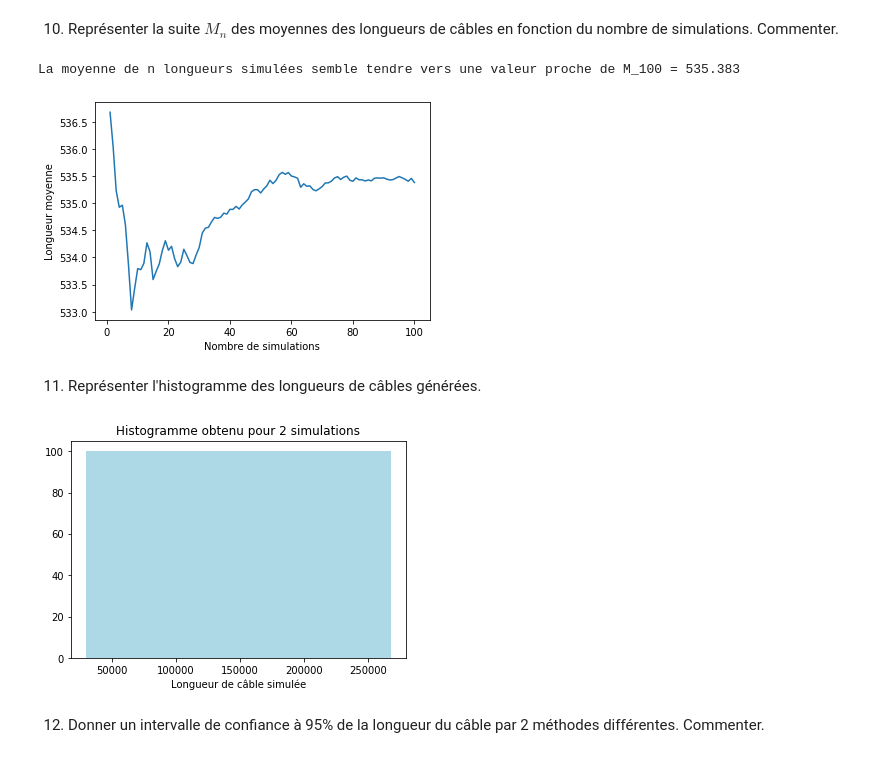
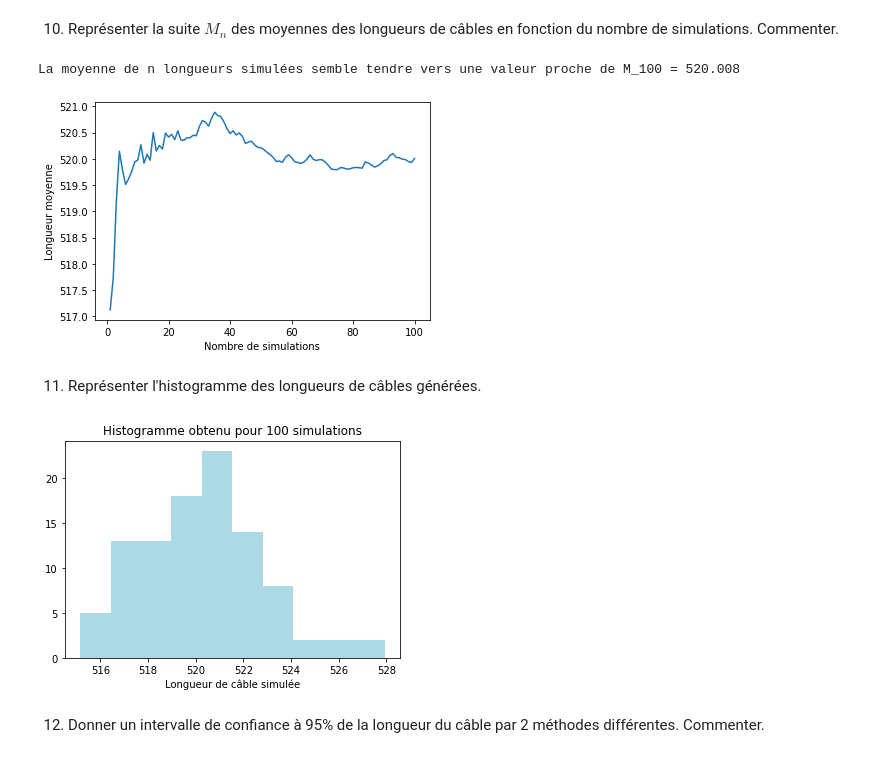
Before and after one commit to 19foliard/projet_probas, a Jupyter notebook: Projet numérique de Probabilités.ipynb, the cells around one changed output. Cells and saved outputs as stored; diff of their text form; code cells hidden in the pictures.

```diff
--- a/Projet numérique de Probabilités.ipynb
+++ b/Projet numérique de Probabilités.ipynb
@@ -266,7 +266,7 @@ def simulation() :
         V = np.random.uniform()
         Y[i] = np.sqrt(-2*np.log(U))*np.cos(2*np.pi*V) #vecteur gaussien centré, réduit construit selon la méthode de Box-Muller
         Y_2[i] = np.random.randn(1)
-    Z = m_z + R.dot(Y_2)
+    Z = esp_cond + R.dot(Y_2)
 
 
     for k in range(len(Z)) :
@@ -297,22 +297,18 @@ def longueur_cable(prof, dx) :
 # %%
 def vecteur_complet(Z) : #Ajoute les points déjà connus (donc non simulés) à un vecteur issu d'une simulation
     return [(depth[i//20] if i%20 == 0 else Z[i - (i//20 + 1)]) for i in range (101)]
-
-dx = (B-A)/(N-1)
-
-print(f"dx vaut {dx}m")
 
 def L_simulée(NB) :
     L = []
     V=[]
     for k in range(NB) :
         Z = simulation()
-        L.append(longueur_cable(vecteur_complet(Z), dx))
-        V.append((longueur_cable(vecteur_complet(Z), dx))**2) #je calcule E(X^2) avec
+        L.append(longueur_cable(vecteur_complet(Z), Delta))
+        V.append((longueur_cable(vecteur_complet(Z), Delta))**2) #je calcule E(X^2) avec
                                                               # X notre variable aléatoire discrète qui donne la distance
-    return L,V
+    return L, V
 
-L100,V100 = L_simulée(100)
+L100, V100 = L_simulée(100)
 
 
 print(f"L'espérance conditionnelle estimée de la longueur est de {np.round(np.average(L100), 3)}m.")
@@ -346,25 +341,25 @@ def affichage_Mn(L, ax = None) :
 
 affichage_Mn(L100)
 # %% [output]
-La moyenne de n longueurs simulées semble tendre vers une valeur proche de M_100 = 535.383
+La moyenne de n longueurs simulées semble tendre vers une valeur proche de M_100 = 520.008
-[figure, old version]
+[figure, new version]
 # %% [markdown]
 11. Représenter l'histogramme des longueurs de câbles générées.
 # %%
 L100 = L_simulée(100)
 
 def histogramme(L, ax = None) :
     NB = len(L)
     num_bins = min(int(np.sqrt(NB)), 100)
     if ax == None :
         ax = plt.gca()
     n, bins, patches = ax.hist(L, num_bins, facecolor='lightblue')
     ax.set_xlabel("Longueur de câble simulée")
     ax.set_title(f"Histogramme obtenu pour {NB} simulations")
 
-histogramme(L100)
+histogramme(L100[0])
 # %% [output]
-[figure, old version]
+[figure, new version]
 # %% [markdown]
 12. Donner un intervalle de confiance à 95% de la longueur du câble par 2 méthodes différentes. Commenter.
 # %% [markdown]
```
Also changed, not shown: parts of 3 cells of this notebook.
